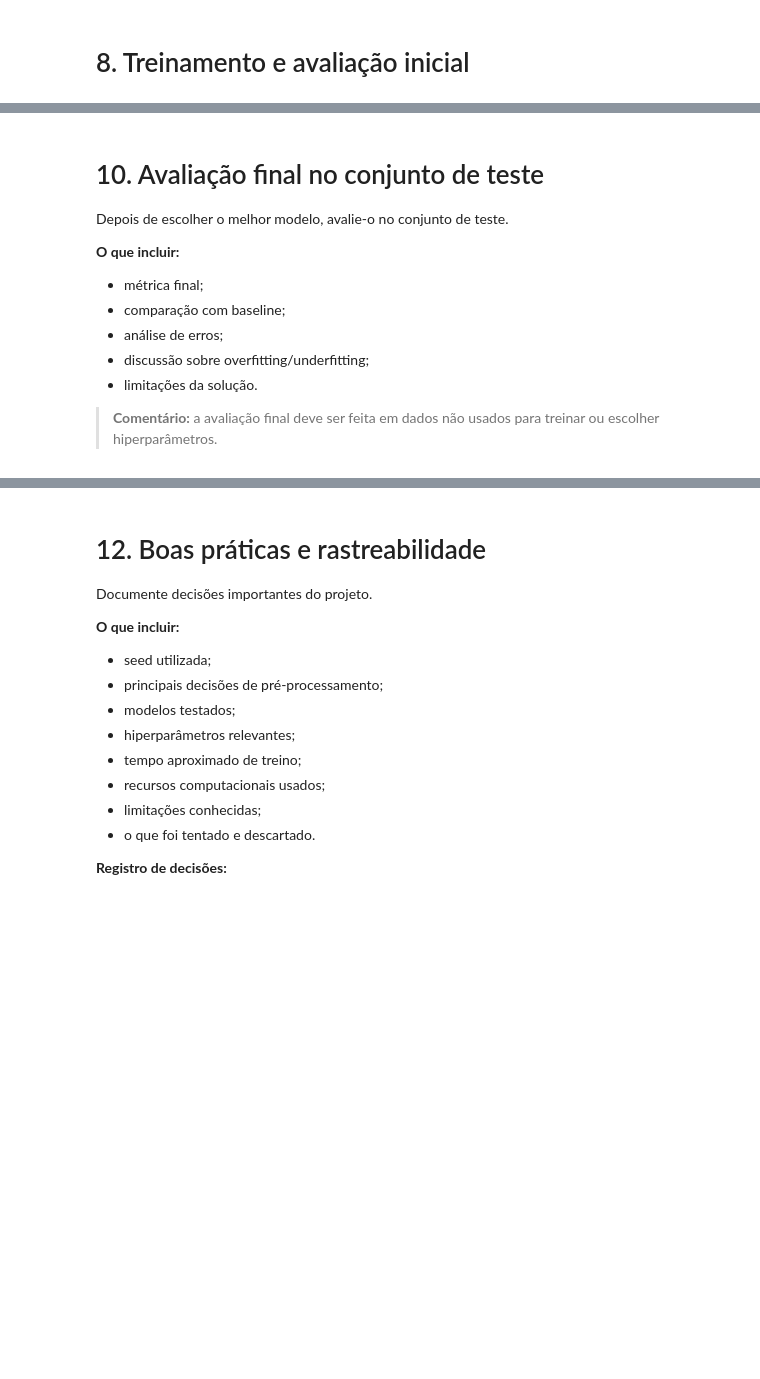
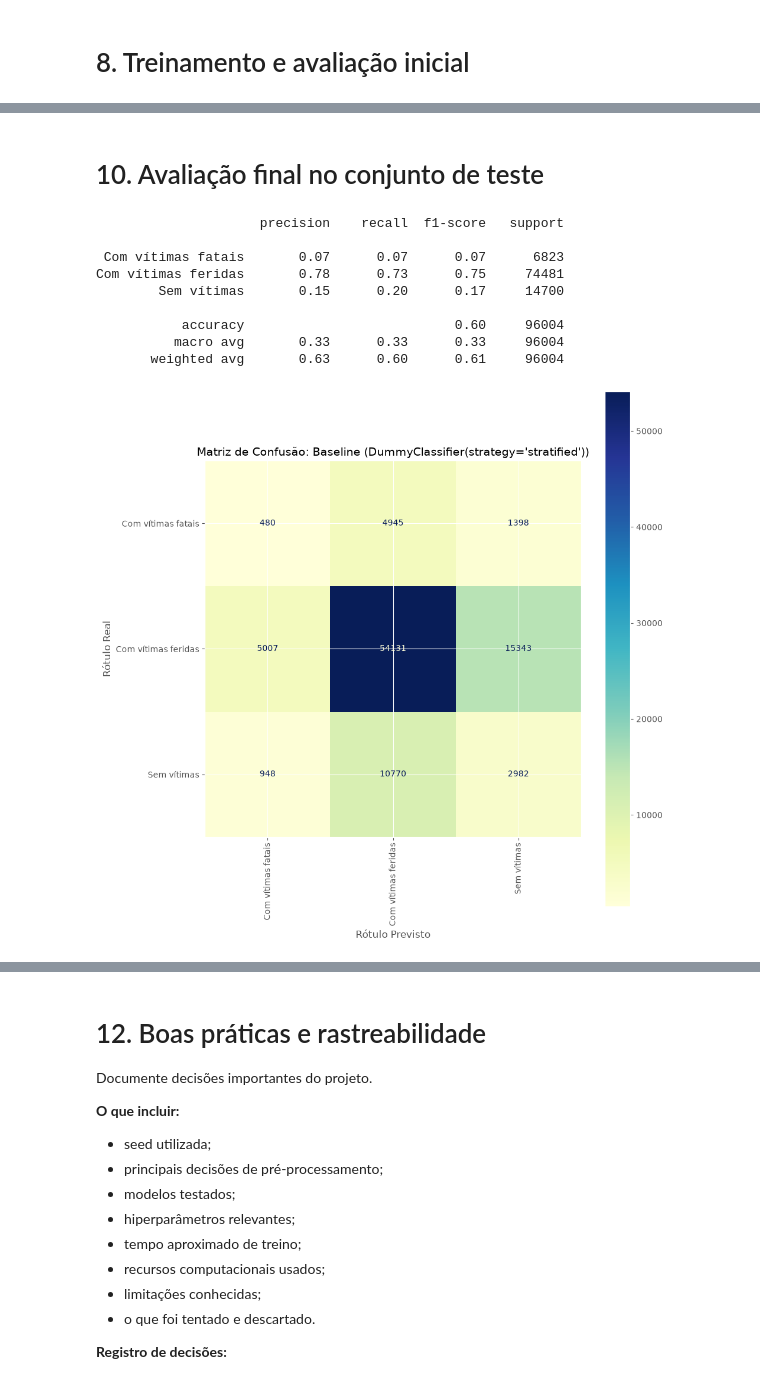
Before and after one commit to L-Carlos/mvp-machine-learning, a Jupyter notebook: mvp_ml_analytics_2026.ipynb, the cells around one changed output, grey strips where cells are left out. Drawn from its saved outputs; the diff is of its cells as text; code cells hidden in the pictures; blank space fills up the shorter version.

```diff
--- a/mvp_ml_analytics_2026.ipynb
+++ b/mvp_ml_analytics_2026.ipynb
@@ -1316,7 +1682,7 @@ preprocess = ColumnTransformer(
             FunctionTransformer(
                 transform_ciclica,
                 kw_args={"periodo": 12},
-                feature_names_out=nomes_ciclica("mes"),
+                feature_names_out=nomes_ciclica,
             ),
             ["mes"],
         ),
@@ -1325,7 +1691,7 @@ preprocess = ColumnTransformer(
             FunctionTransformer(
                 transform_ciclica,
                 kw_args={"periodo": 7},
-                feature_names_out=nomes_ciclica("dia_semana"),
+                feature_names_out=nomes_ciclica,
             ),
             ["dia_semana"],
         ),
@@ -1334,7 +1700,7 @@ preprocess = ColumnTransformer(
             FunctionTransformer(
                 transform_ciclica,
                 kw_args={"periodo": 24},
-                feature_names_out=nomes_ciclica("hora"),
+                feature_names_out=nomes_ciclica,
             ),
             ["hora"],
         ),
@@ -1644,13 +2069,2 @@ Explique o resultado da busca.
 # %% [markdown]
 # 10. Avaliação final no conjunto de teste
-
-Depois de escolher o melhor modelo, avalie-o no conjunto de teste.
-
-**O que incluir:**
-- métrica final;
-- comparação com baseline;
-- análise de erros;
-- discussão sobre overfitting/underfitting;
-- limitações da solução.
-
-> **Comentário:** a avaliação final deve ser feita em dados não usados para treinar ou escolher hiperparâmetros.
@@ -1657 +2073,27 @@ Depois de escolher o melhor modelo, avalie-o no conjunto de teste.
+# %%
+y_pred_baseline = baseline.predict(X_test)
+print(classification_report(y_test, y_pred_baseline))
+
+plt.figure(figsize=(10, 10))
+
+ConfusionMatrixDisplay.from_estimator(
+    baseline, X_test, y_test, cmap="YlGnBu", xticks_rotation="vertical", ax=plt.gca()
+)
+
+plt.title("Matriz de Confusão: Baseline (DummyClassifier(strategy='stratified'))", fontsize=14)
+plt.xlabel("Rótulo Previsto", fontsize=12)
+plt.ylabel("Rótulo Real", fontsize=12)
+plt.tight_layout()
+plt.show()
+# %% [output]
+                     precision    recall  f1-score   support
+
+ Com vítimas fatais       0.07      0.07      0.07      6823
+Com vítimas feridas       0.78      0.73      0.75     74481
+        Sem vítimas       0.15      0.20      0.17     14700
+
+           accuracy                           0.60     96004
+          macro avg       0.33      0.33      0.33     96004
+       weighted avg       0.63      0.60      0.61     96004
+[figure, added]
 # %%
```
Also changed, not shown: parts of 71 cells of this notebook, 3 other files.
